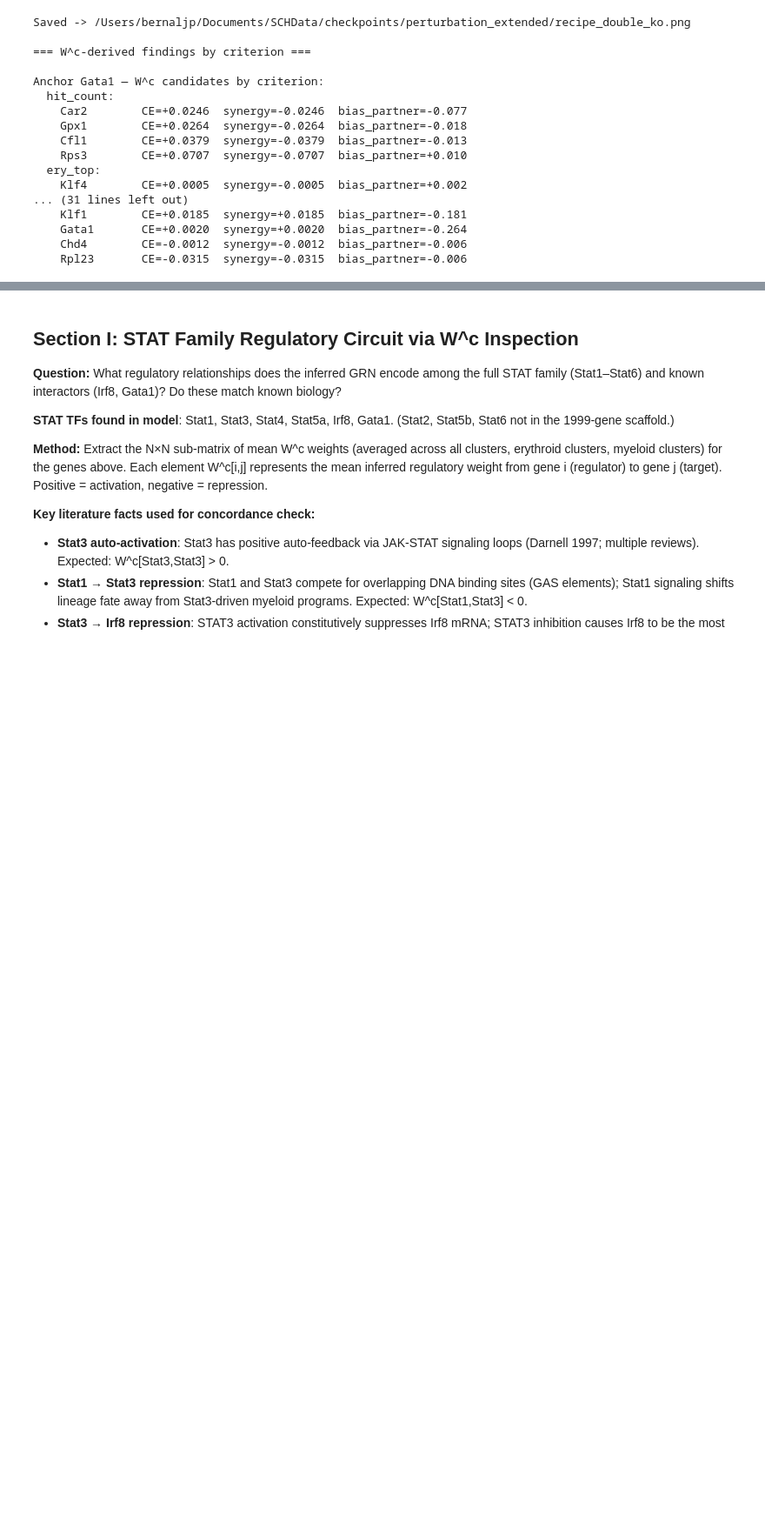
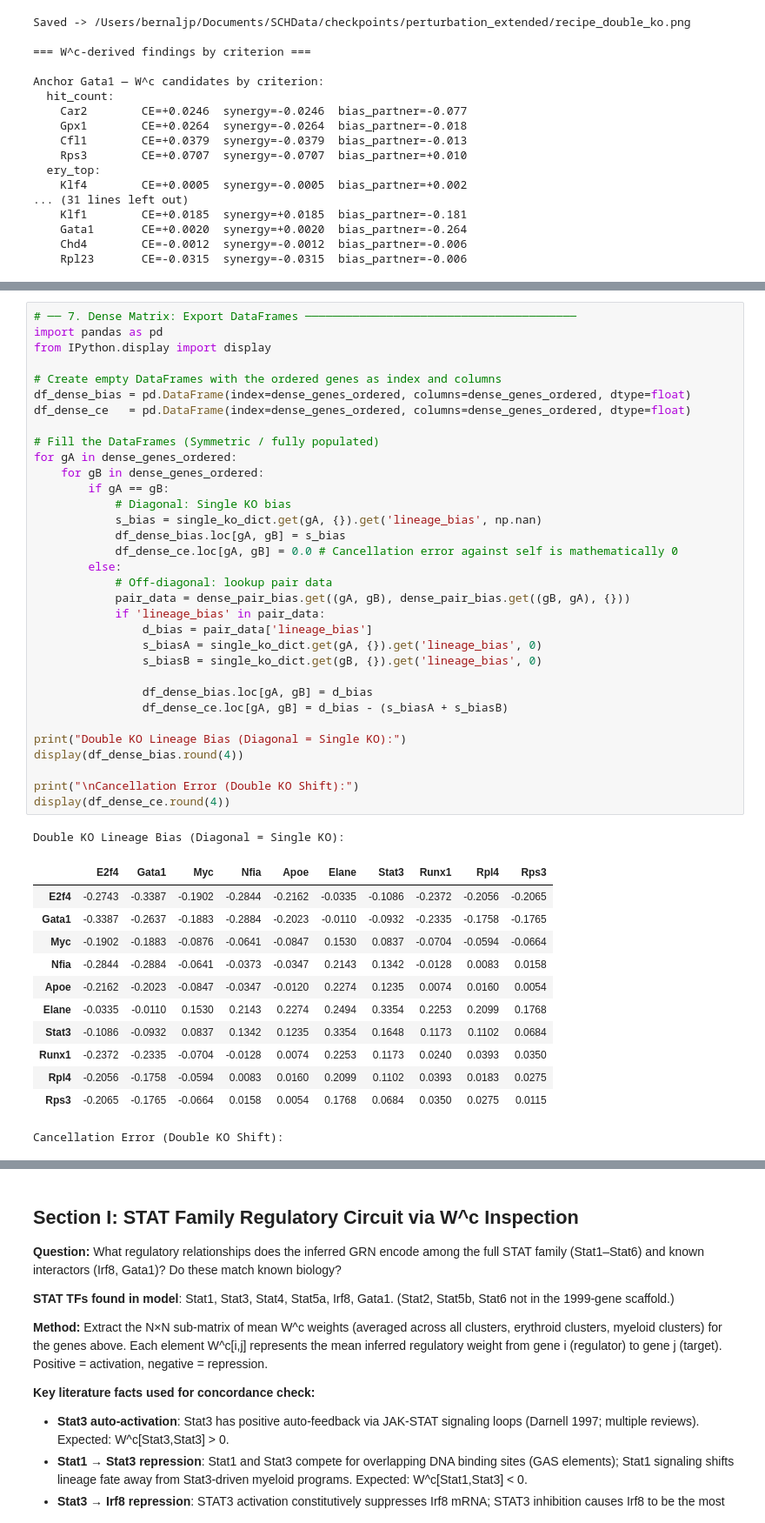
Before and after one commit to Bernaljp/scHopfield, a Jupyter notebook: notebooks/core/07_perturbation_extended_analyses.ipynb, the cells around one changed output, grey strips where cells are left out. Shown at 87% size. Saved outputs shown, nothing was run; the diff lists cells and outputs as text; blank space fills up the shorter version.

```diff
--- a/notebooks/core/07_perturbation_extended_analyses.ipynb
+++ b/notebooks/core/07_perturbation_extended_analyses.ipynb
@@ -1409,0 +1885,47 @@ Anchor Gata1 — W^c candidates by criterion:
+# %%
+# ── 7. Dense Matrix: Export DataFrames ────────────────────────────────────────
+import pandas as pd
+from IPython.display import display
+
+# Create empty DataFrames with the ordered genes as index and columns
+df_dense_bias = pd.DataFrame(index=dense_genes_ordered, columns=dense_genes_ordered, dtype=float)
+df_dense_ce   = pd.DataFrame(index=dense_genes_ordered, columns=dense_genes_ordered, dtype=float)
+
+# Fill the DataFrames (Symmetric / fully populated)
+for gA in dense_genes_ordered:
+    for gB in dense_genes_ordered:
+        if gA == gB:
+            # Diagonal: Single KO bias
+            s_bias = single_ko_dict.get(gA, {}).get('lineage_bias', np.nan)
+            df_dense_bias.loc[gA, gB] = s_bias
+            df_dense_ce.loc[gA, gB] = 0.0 # Cancellation error against self is mathematically 0
+        else:
+            # Off-diagonal: lookup pair data
+            pair_data = dense_pair_bias.get((gA, gB), dense_pair_bias.get((gB, gA), {}))
+            if 'lineage_bias' in pair_data:
+                d_bias = pair_data['lineage_bias']
+                s_biasA = single_ko_dict.get(gA, {}).get('lineage_bias', 0)
+                s_biasB = single_ko_dict.get(gB, {}).get('lineage_bias', 0)
+
+                df_dense_bias.loc[gA, gB] = d_bias
+                df_dense_ce.loc[gA, gB] = d_bias - (s_biasA + s_biasB)
+
+print("Double KO Lineage Bias (Diagonal = Single KO):")
+display(df_dense_bias.round(4))
+
+print("\nCancellation Error (Double KO Shift):")
+display(df_dense_ce.round(4))
+# %% [output]
+Double KO Lineage Bias (Diagonal = Single KO):
+|  | E2f4 | Gata1 | Myc | Nfia | Apoe | Elane | Stat3 | Runx1 | Rpl4 | Rps3 |
+| E2f4 | -0.2743 | -0.3387 | -0.1902 | -0.2844 | -0.2162 | -0.0335 | -0.1086 | -0.2372 | -0.2056 | -0.2065 |
+| Gata1 | -0.3387 | -0.2637 | -0.1883 | -0.2884 | -0.2023 | -0.0110 | -0.0932 | -0.2335 | -0.1758 | -0.1765 |
+| Myc | -0.1902 | -0.1883 | -0.0876 | -0.0641 | -0.0847 | 0.1530 | 0.0837 | -0.0704 | -0.0594 | -0.0664 |
+| Nfia | -0.2844 | -0.2884 | -0.0641 | -0.0373 | -0.0347 | 0.2143 | 0.1342 | -0.0128 | 0.0083 | 0.0158 |
+| Apoe | -0.2162 | -0.2023 | -0.0847 | -0.0347 | -0.0120 | 0.2274 | 0.1235 | 0.0074 | 0.0160 | 0.0054 |
+| Elane | -0.0335 | -0.0110 | 0.1530 | 0.2143 | 0.2274 | 0.2494 | 0.3354 | 0.2253 | 0.2099 | 0.1768 |
+| Stat3 | -0.1086 | -0.0932 | 0.0837 | 0.1342 | 0.1235 | 0.3354 | 0.1648 | 0.1173 | 0.1102 | 0.0684 |
+| Runx1 | -0.2372 | -0.2335 | -0.0704 | -0.0128 | 0.0074 | 0.2253 | 0.1173 | 0.0240 | 0.0393 | 0.0350 |
+| Rpl4 | -0.2056 | -0.1758 | -0.0594 | 0.0083 | 0.0160 | 0.2099 | 0.1102 | 0.0393 | 0.0183 | 0.0275 |
+| Rps3 | -0.2065 | -0.1765 | -0.0664 | 0.0158 | 0.0054 | 0.1768 | 0.0684 | 0.0350 | 0.0275 | 0.0115 |
+Cancellation Error (Double KO Shift):
```
Also changed, not shown: parts of 16 cells of this notebook, 14 other files.
